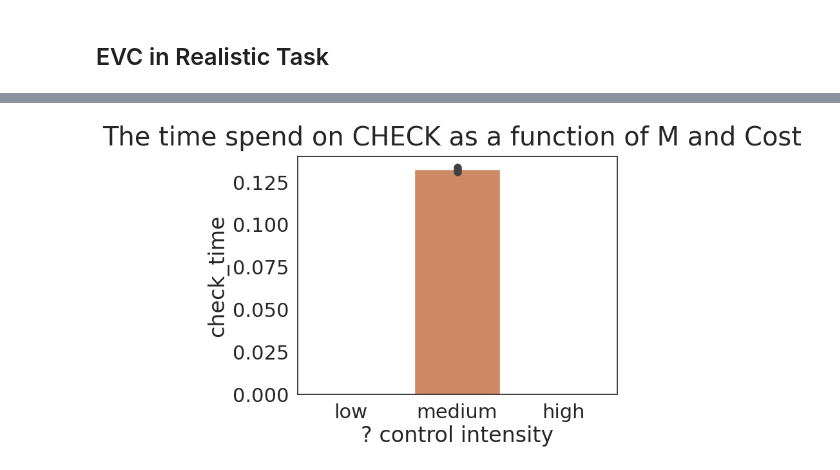
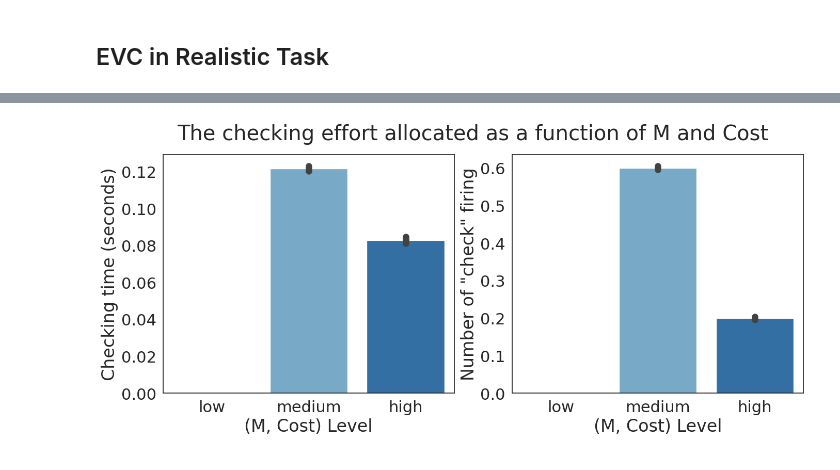
Before and after one commit to yangyuxue2333/ACTR-Simon-Re, a Jupyter notebook: analysis/test_simon_evc.ipynb, the cells around one changed output, grey strips where cells are left out. Saved outputs shown, nothing was run; the diff lists cells and outputs as text; code cells hidden in the pictures.

Commit message:
evc plot

```diff
--- a/analysis/test_simon_evc.ipynb
+++ b/analysis/test_simon_evc.ipynb
@@ -42,23 +39,32 @@ def run_evc_simulation(motivation=[1,2,3], init_cost=[0.05, 0.1, 0.5], log='evc_
     df = pd.concat(df_models, axis=0)
     return df
 # %%
+def get_category(df, col_name, level_dict):
+    df[col_name+'_level'] = np.nan
+    for level, value_range in level_dict.items():
+        df.loc[(df[col_name]>=value_range[0]) & (df[col_name]<=value_range[1]), col_name+'_level'] = level
+    return df
+
 def process_model_data(df):
     df_model = df.copy()
-    df_model['motivation_level'] = pd.cut(df_model['motivation'], 3, labels=['low', 'medium', 'high'], ordered=True)
-    # df_model['cost_level'] = pd.cut(df_model['cost'], 3, labels=['low', 'medium', 'high'], ordered=True)
-    df_model['cost_level'] = df_model['cost'].map(dict(zip(np.unique(init_cost), ['low', 'medium', 'high'])))
-    df_model['control_intensity'] = df_model[['motivation_level', 'cost_level']].apply(tuple, axis=1).map({('low', 'low'):'low', ('medium', 'medium'):'medium', ('high', 'high'):'high'})
-    # df_model[['u_check', 'check_time', 'received_reward', 'motivation', 'cost']] =  MinMaxScaler().fit_transform(df_model[['u_check', 'check_time', 'received_reward', 'motivation', 'cost']])
+    df_model = get_category(df_model, 'motivation', motivation_level)
+    df_model = get_category(df_model, 'cost', cost_level)
+
+    df_model['u_diff'] = df_model['u_check'] - df_model['u_dont_check']
+    df_model['motivation_cost_level'] = df_model[['motivation_level', 'cost_level']].apply(tuple, axis=1).map({('low', 'low'):'low', ('medium', 'medium'):'medium', ('high', 'high'):'high'})
+    df_model['motivation_cost_level'] = pd.Categorical(df_model['motivation_cost_level'], categories=['low', 'medium', 'high'])
+    df_model[['u_check_norm', 'check_time_norm', 'received_reward_norm', 'motivation_norm', 'cost_norm']] =  MinMaxScaler().fit_transform(df_model[['u_check', 'check_time', 'received_reward', 'motivation', 'cost']])
     return df_model
 
 def plot_evc(df_model):
     fig, ax = plt.subplots(figsize=(15, 6))
-    fig.suptitle('The EVC in Realistic Task')
-    ax = sns.pointplot(data=df_model, x='control_intensity', y='u_check', errorbar='se', order=['low', 'medium', 'high'], label='Utility of CHECK (EVC)', color='purple')
-    ax = sns.pointplot(data=df_model, x='control_intensity', y='cost',   errorbar='se', order=['low', 'medium', 'high'], label='Cost', color='tomato')
-    ax = sns.pointplot(data=df_model, x='control_intensity', y='motivation',  errorbar='se',  order=['low', 'medium', 'high'], label='M (Payoff)', color='forestgreen')
+    fig.suptitle('The Expected Value of Control in the Realistic ACT-R Model')
+    ax = sns.lineplot(data=df_model, x='motivation_cost_level', y='cost_norm',  markers=True, marker='o', markersize=20, errorbar='se', label='AT (Cost)', color='tomato')
+    ax = sns.lineplot(data=df_model, x='motivation_cost_level', y='motivation_norm',  markers=True, marker='o', markersize=20, errorbar='se',  label='M (Payoff)', color='forestgreen')
+    ax = sns.lineplot(data=df_model, x='motivation_cost_level', y='u_check_norm', markers=True, marker='o', markersize=20, errorbar='se',  label='Utility of "check" (EVC)', color='mediumpurple')
+
     # ax = sns.barplot(data=df_model, x='control_intensity', y='check_time', color='gray', alpha=0.2)
     ax.legend(loc='best')
     ax.set_ylabel('')
-    ax.set_xlabel('Control Intensity')
+    ax.set_xlabel('(M, Cost) Pairs')
     plt.show()
@@ -88,0 +71,3 @@ df_model[['motivation', 'motivation_level', 'cost', 'cost_level', 'control_inten
+# %%
+# df = run_evc_simulation(motivation=motivation, init_cost=init_cost, log='evc_s100_', load=True, n_simulation=100)
+df = pd.read_csv('../data/evc_s100_230627/model_output.csv')
@@ -89,8 +131,13 @@ df_model[['motivation', 'motivation_level', 'cost', 'cost_level', 'control_inten
 # %%
-fig, ax = plt.subplots()
-fig.suptitle('The time spend on CHECK as a function of M and Cost')
-ax = sns.barplot(data=df_model, x='control_intensity', y='check_time', order=['low', 'medium', 'high'])
-ax.set_xlabel('? control intensity')
+fig, axes = plt.subplots(1,2, figsize=(16,6))
+fig.suptitle('The checking effort allocated as a function of M and Cost')
+sns.barplot(data=df_model, x='motivation_cost_level', y='check_time', order=['low', 'medium', 'high'], palette='Blues', ax=axes[0])
+sns.barplot(data=df_model, x='motivation_cost_level', y='check_count', order=['low', 'medium', 'high'], palette='Blues', ax=axes[1])
+
+axes[0].set_xlabel('(M, Cost) Level')
+axes[1].set_xlabel('(M, Cost) Level')
+axes[0].set_ylabel('Checking time (seconds)')
+axes[1].set_ylabel('Number of "check" firing')
 plt.show()
 # %% [output]
-[figure, old version]
+[figure, new version]
```
Also changed, not shown: parts of 12 cells of this notebook, 2 other files.
